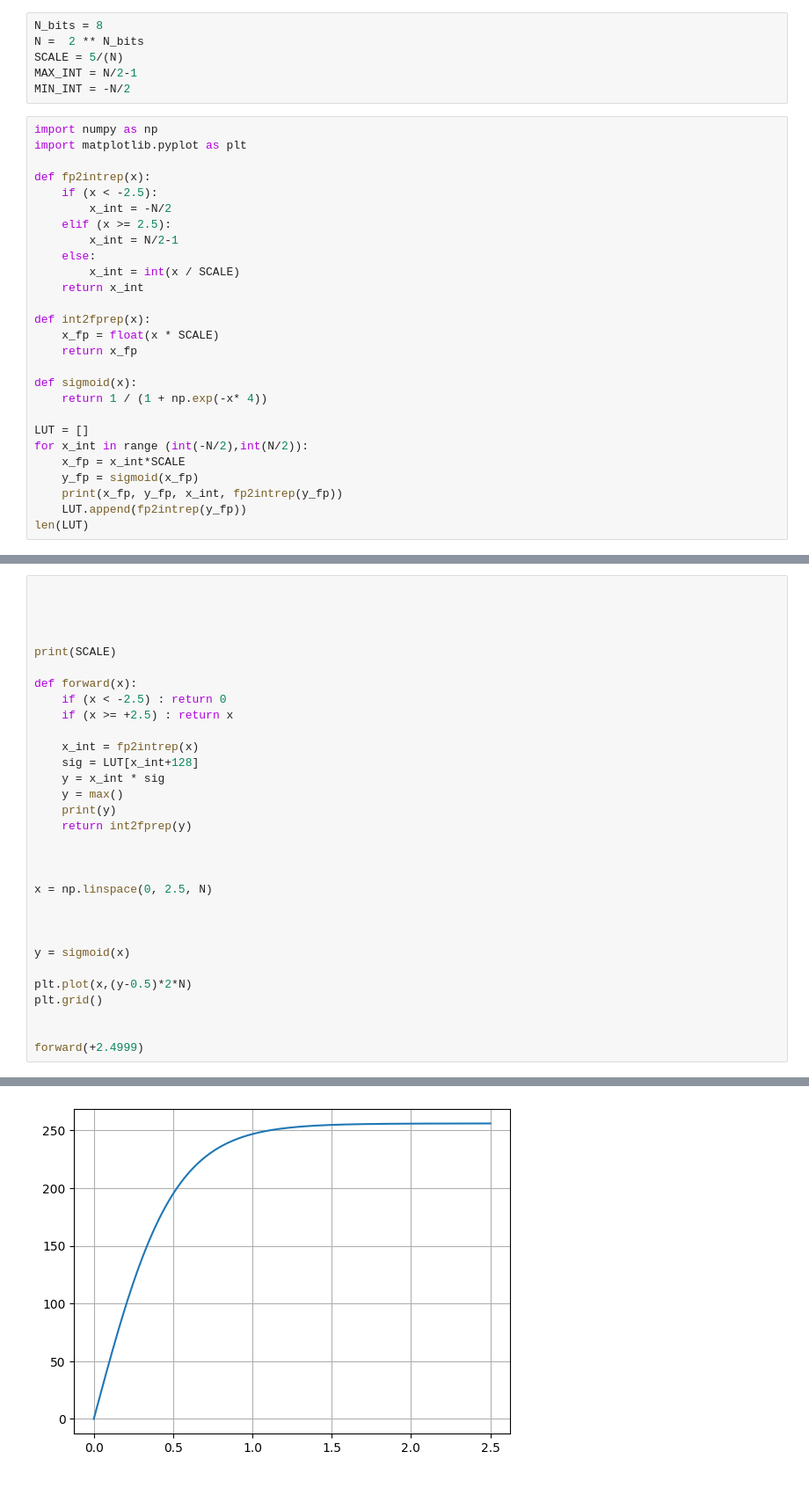
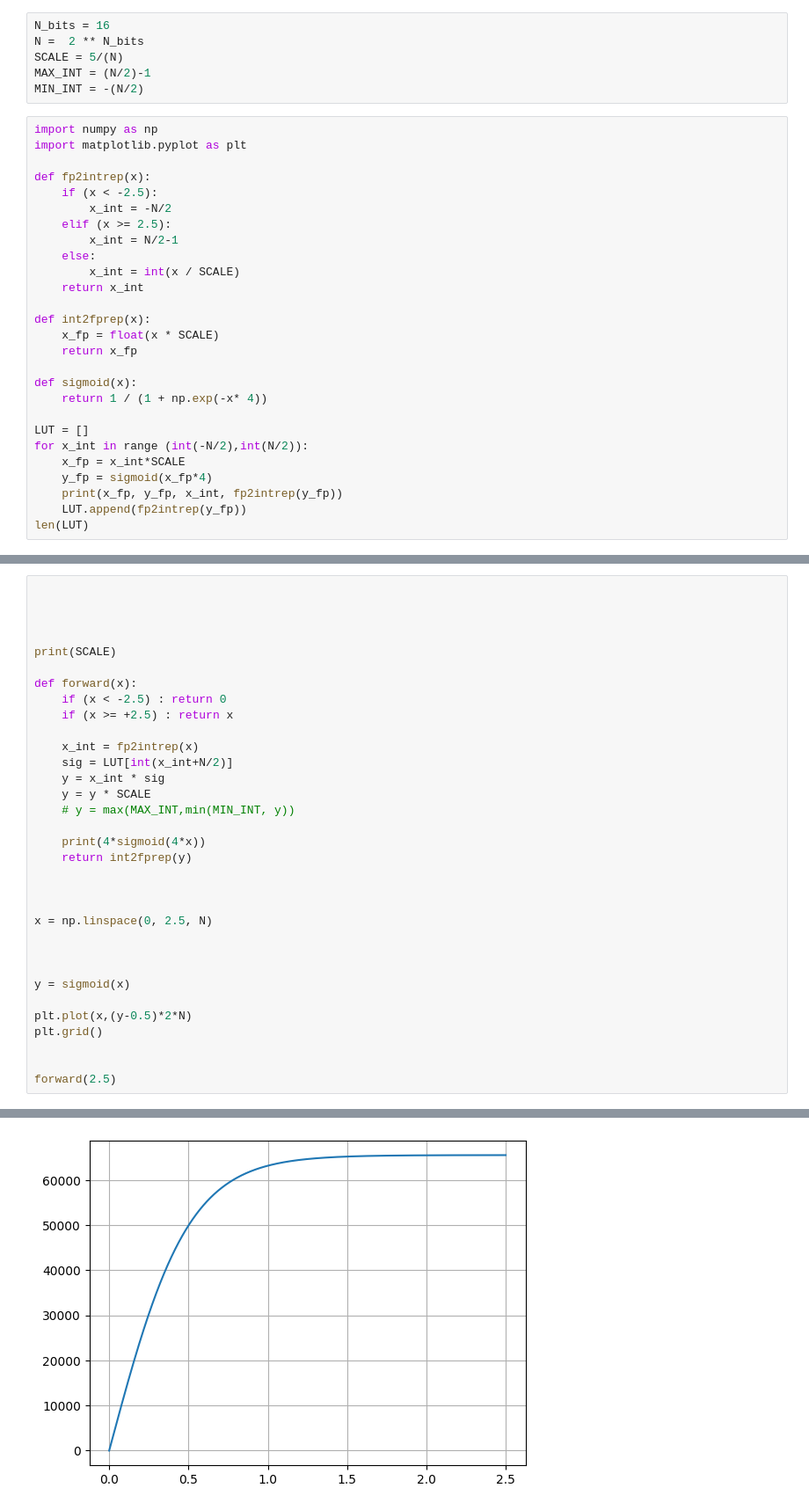
Before and after one commit to radc/hwsigmoid_lascas2026, a Jupyter notebook: notebooks/ruhan_integer_wsilu.ipynb, the cells around one changed output, grey strips where cells are left out. Shown at 88% size. Drawn from its saved outputs; the diff is of its cells as text.

```diff
--- a/notebooks/ruhan_integer_wsilu.ipynb
+++ b/notebooks/ruhan_integer_wsilu.ipynb
@@ -1,9 +1,9 @@
 # %%
-N_bits = 8
+N_bits = 16
 N =  2 ** N_bits
 SCALE = 5/(N)
-MAX_INT = N/2-1
-MIN_INT = -N/2
+MAX_INT = (N/2)-1
+MIN_INT = -(N/2)
 # %%
 import numpy as np
 import matplotlib.pyplot as plt
@@ -27,7 +27,7 @@ def sigmoid(x):
 LUT = []
 for x_int in range (int(-N/2),int(N/2)):
     x_fp = x_int*SCALE
-    y_fp = sigmoid(x_fp)
+    y_fp = sigmoid(x_fp*4)
     print(x_fp, y_fp, x_int, fp2intrep(y_fp))
     LUT.append(fp2intrep(y_fp))
 len(LUT)
@@ -62,10 +62,12 @@ def forward(x):
     if (x >= +2.5) : return x
 
     x_int = fp2intrep(x)
-    sig = LUT[x_int+128]
+    sig = LUT[int(x_int+N/2)]
     y = x_int * sig
-    y = max()
-    print(y)
+    y = y * SCALE
+    # y = max(MAX_INT,min(MIN_INT, y))
+
+    print(4*sigmoid(4*x))
     return int2fprep(y)
 
 
@@ -80,5 +82,5 @@ plt.plot(x,(y-0.5)*2*N)
 plt.grid()
 
 
-forward(+2.4999)
+forward(2.5)
 # %% [output]
@@ -88 +89 @@ forward(+2.4999)
-[figure, old version]
+[figure, new version]
```
Also changed, not shown: parts of 2 cells of this notebook.
